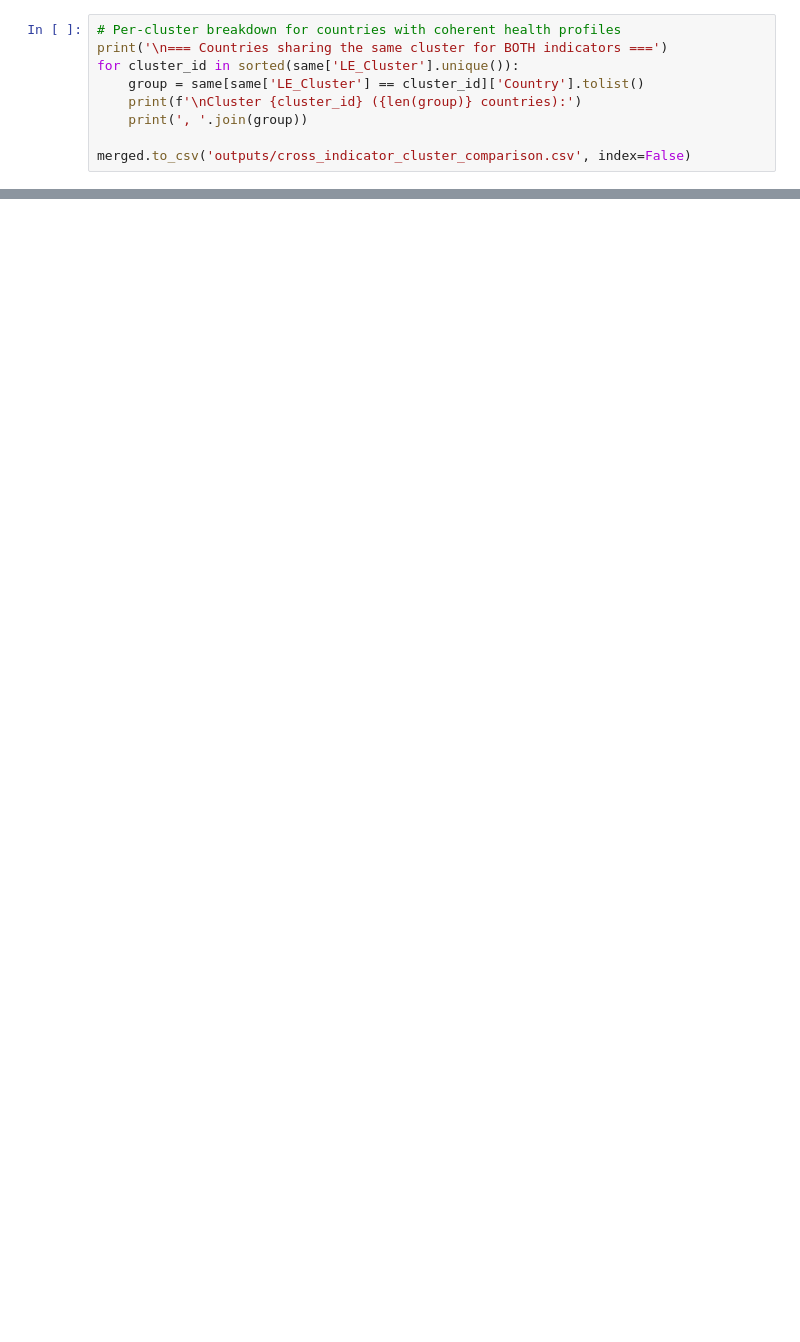
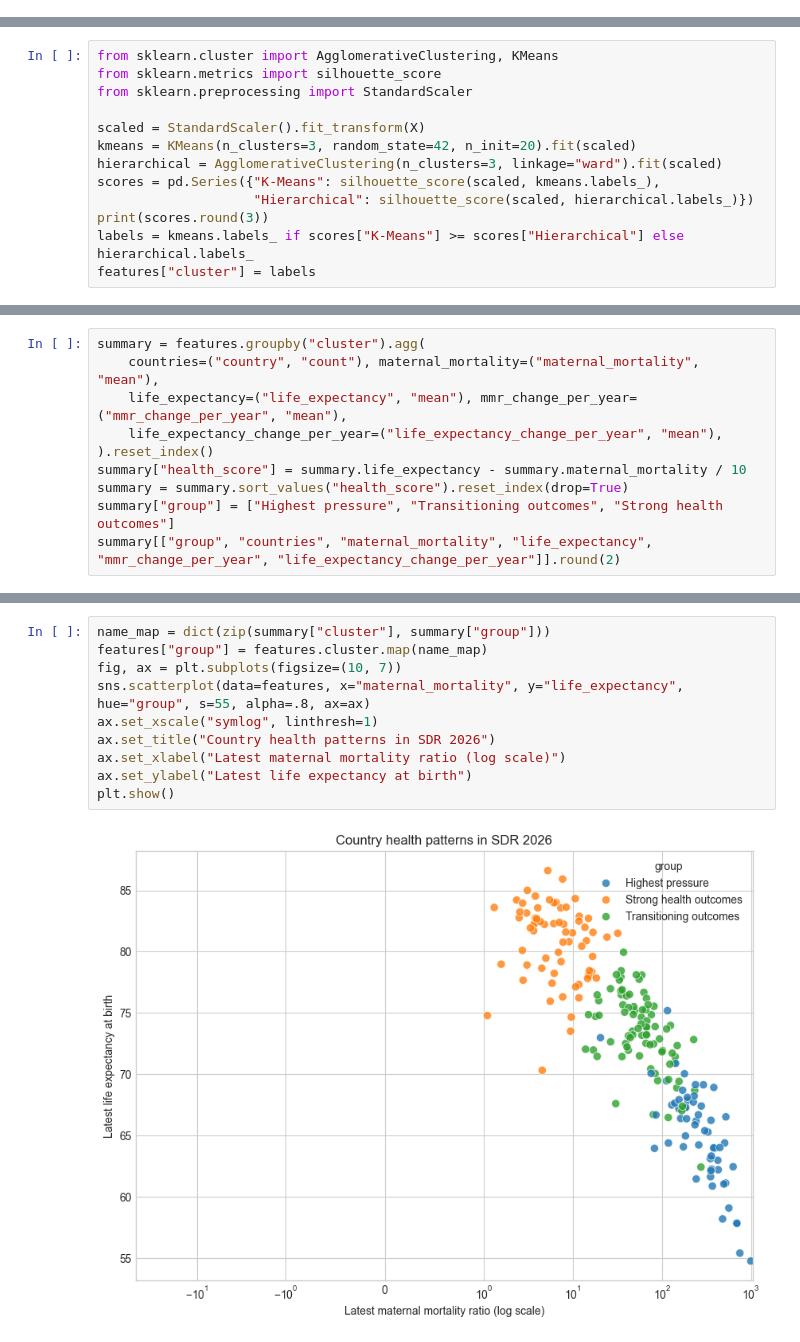
Before and after one commit to mdrTanvir/SDG-Health-Analytics, a Jupyter notebook: Clustering_Analysis.ipynb, the cells around one changed output, grey strips where cells are left out. Saved outputs shown, nothing was run; the diff lists cells and outputs as text; blank space fills up the shorter version.

Commit message:
Refresh analysis with SDR 2026 data and time-aware validation

```diff
--- a/Clustering_Analysis.ipynb
+++ b/Clustering_Analysis.ipynb
@@ -372,9 +0,0 @@ print(f'Countries in DIFFERENT clusters across indicators: {differ["Country"].nu
-# %%
-# Per-cluster breakdown for countries with coherent health profiles
-print('\n=== Countries sharing the same cluster for BOTH indicators ===')
-for cluster_id in sorted(same['LE_Cluster'].unique()):
-    group = same[same['LE_Cluster'] == cluster_id]['Country'].tolist()
-    print(f'\nCluster {cluster_id} ({len(group)} countries):')
-    print(', '.join(group))
-
-merged.to_csv('outputs/cross_indicator_cluster_comparison.csv', index=False)
@@ -417,0 +90,13 @@ Countries whose cluster membership **differs** between the two indicators repres
+# %%
+from sklearn.cluster import AgglomerativeClustering, KMeans
+from sklearn.metrics import silhouette_score
+from sklearn.preprocessing import StandardScaler
+
+scaled = StandardScaler().fit_transform(X)
+kmeans = KMeans(n_clusters=3, random_state=42, n_init=20).fit(scaled)
+hierarchical = AgglomerativeClustering(n_clusters=3, linkage="ward").fit(scaled)
+scores = pd.Series({"K-Means": silhouette_score(scaled, kmeans.labels_),
+                    "Hierarchical": silhouette_score(scaled, hierarchical.labels_)})
+print(scores.round(3))
+labels = kmeans.labels_ if scores["K-Means"] >= scores["Hierarchical"] else hierarchical.labels_
+features["cluster"] = labels
@@ -417,0 +113,10 @@ Countries whose cluster membership **differs** between the two indicators repres
+# %%
+summary = features.groupby("cluster").agg(
+    countries=("country", "count"), maternal_mortality=("maternal_mortality", "mean"),
+    life_expectancy=("life_expectancy", "mean"), mmr_change_per_year=("mmr_change_per_year", "mean"),
+    life_expectancy_change_per_year=("life_expectancy_change_per_year", "mean"),
+).reset_index()
+summary["health_score"] = summary.life_expectancy - summary.maternal_mortality / 10
+summary = summary.sort_values("health_score").reset_index(drop=True)
+summary["group"] = ["Highest pressure", "Transitioning outcomes", "Strong health outcomes"]
+summary[["group", "countries", "maternal_mortality", "life_expectancy", "mmr_change_per_year", "life_expectancy_change_per_year"]].round(2)
@@ -417,0 +128,12 @@ Countries whose cluster membership **differs** between the two indicators repres
+# %%
+name_map = dict(zip(summary["cluster"], summary["group"]))
+features["group"] = features.cluster.map(name_map)
+fig, ax = plt.subplots(figsize=(10, 7))
+sns.scatterplot(data=features, x="maternal_mortality", y="life_expectancy", hue="group", s=55, alpha=.8, ax=ax)
+ax.set_xscale("symlog", linthresh=1)
+ax.set_title("Country health patterns in SDR 2026")
+ax.set_xlabel("Latest maternal mortality ratio (log scale)")
+ax.set_ylabel("Latest life expectancy at birth")
+plt.show()
+# %% [output]
+[figure, added]
```
Also changed, not shown: parts of 44 cells of this notebook, 4 other files.
